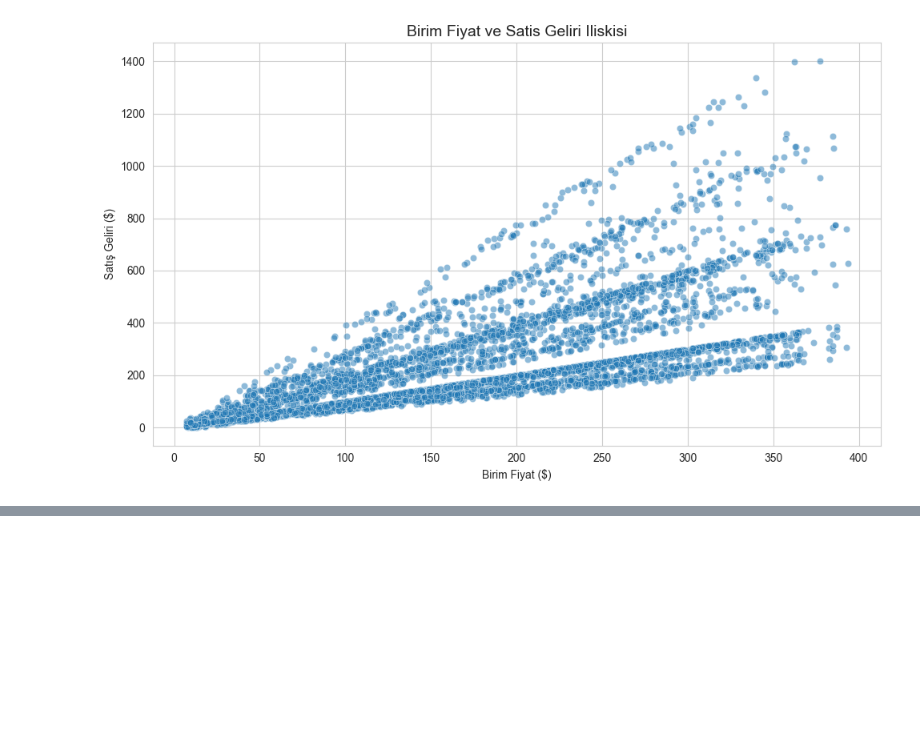
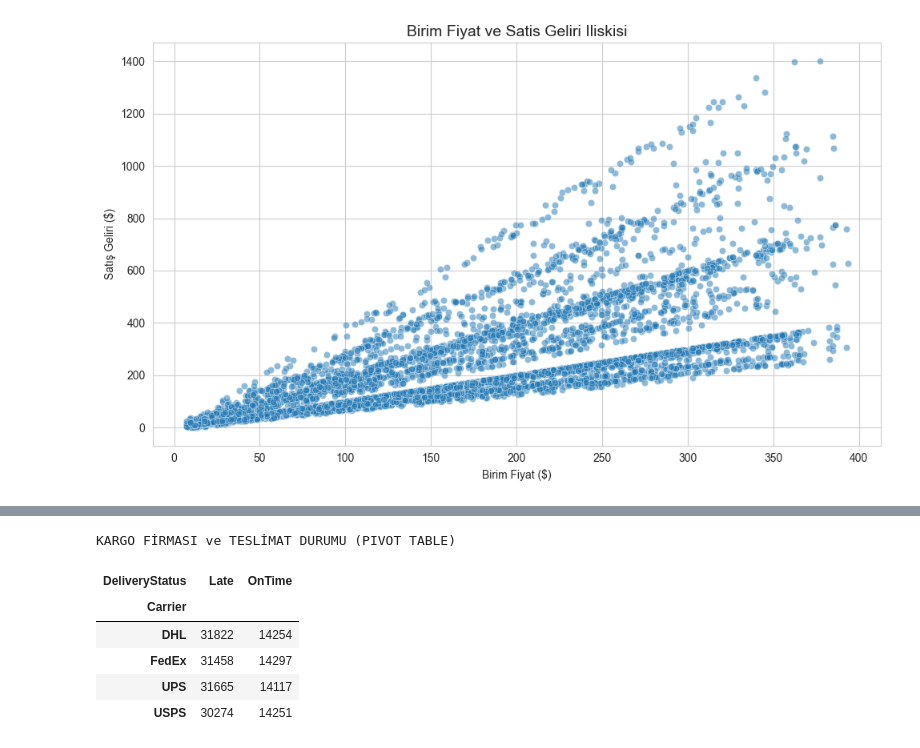
Before and after one commit to Rtur2003/Rtur2003-Data-Science---Python, a Jupyter notebook: Deneme.ipynb, the cells around one changed output, grey strips where cells are left out. Cells and saved outputs as stored; diff of their text form; code cells hidden in the pictures; blank space fills up the shorter version.

```diff
--- a/Deneme.ipynb
+++ b/Deneme.ipynb
@@ -455,0 +493,19 @@ plt.show()
+# %%
+# Kargo firması ve teslimat durumu çapraz tablosu - pivot table
+pivot_tablo = pd.pivot_table(df,
+                             values='OrderID',
+                             index='Carrier',
+                             columns='DeliveryStatus',
+                             aggfunc='count',
+                             fill_value=0)
+
+print("KARGO FİRMASI ve TESLİMAT DURUMU (PIVOT TABLE)")
+pivot_tablo
+# %% [output]
+KARGO FİRMASI ve TESLİMAT DURUMU (PIVOT TABLE)
+| DeliveryStatus | Late | OnTime |
+| Carrier |  |  |
+| DHL | 31822 | 14254 |
+| FedEx | 31458 | 14297 |
+| UPS | 31665 | 14117 |
+| USPS | 30274 | 14251 |
```
Also changed, not shown: parts of 3 cells of this notebook.
